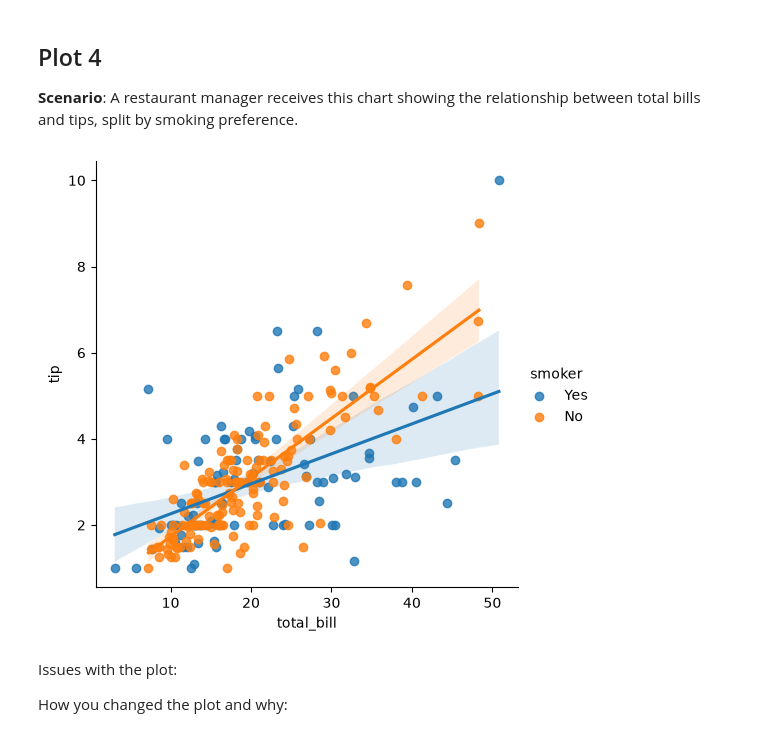
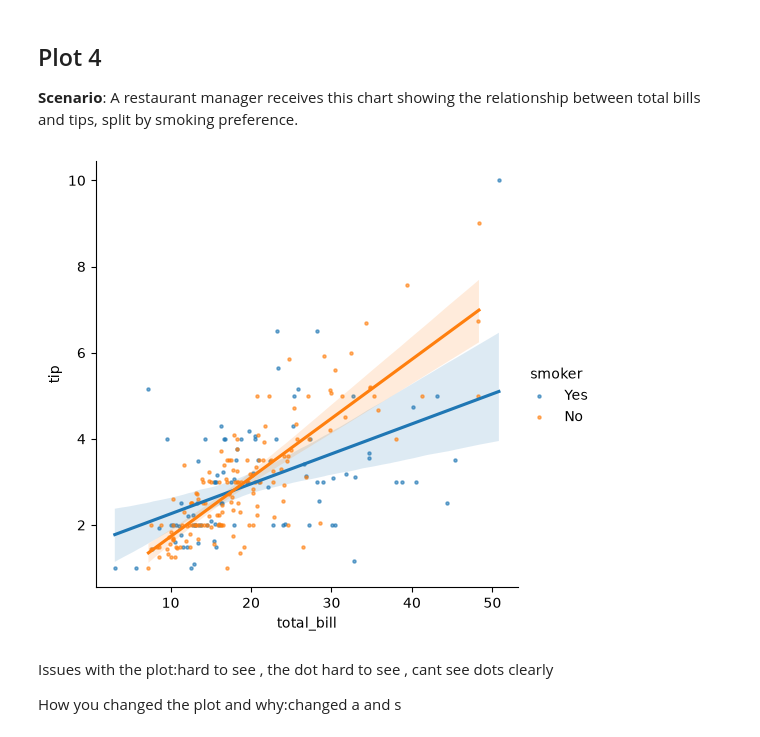
Before and after one commit to Ihatesnotsgobbler/cmpsc105-lab05, a Jupyter notebook: lab05.ipynb, the cells around one changed output. Saved outputs shown, nothing was run; the diff lists cells and outputs as text; code cells hidden in the pictures.

```diff
--- a/lab05.ipynb
+++ b/lab05.ipynb
@@ -76,12 +92,12 @@ How you changed the plot and why:
 # %%
 tips = sns.load_dataset("tips")
 
-sns.lmplot(data=tips, x="total_bill", y="tip", hue="smoker")
+sns.lmplot(data=tips, x="total_bill", y="tip", scatter_kws={'alpha':0.6, 's': 5}, hue="smoker")
 plt.show()
 # %% [output]
-[figure, old version]
+[figure, new version]
 # %% [markdown]
-Issues with the plot:
+Issues with the plot:hard to see , the dot hard to see , cant see dots clearly
 
 
-How you changed the plot and why:
+How you changed the plot and why:changed a and s
```
Also changed, not shown: parts of 7 cells of this notebook.
